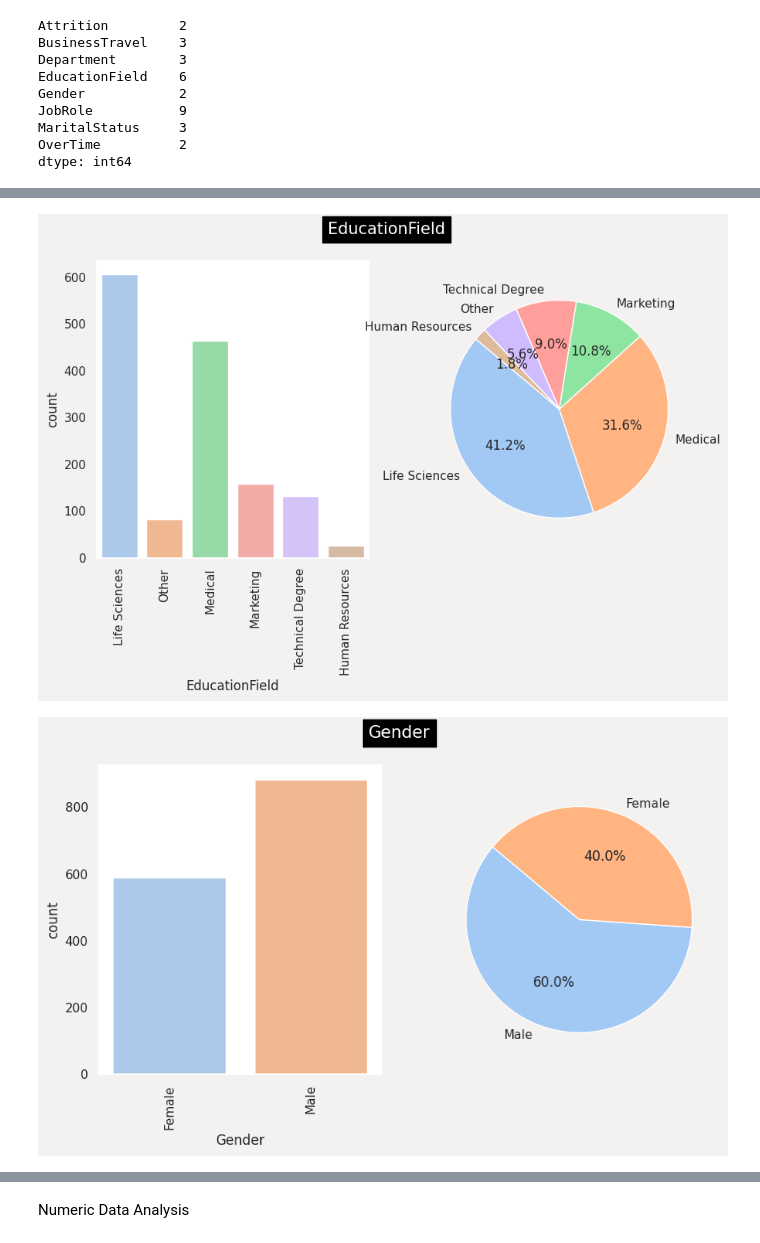
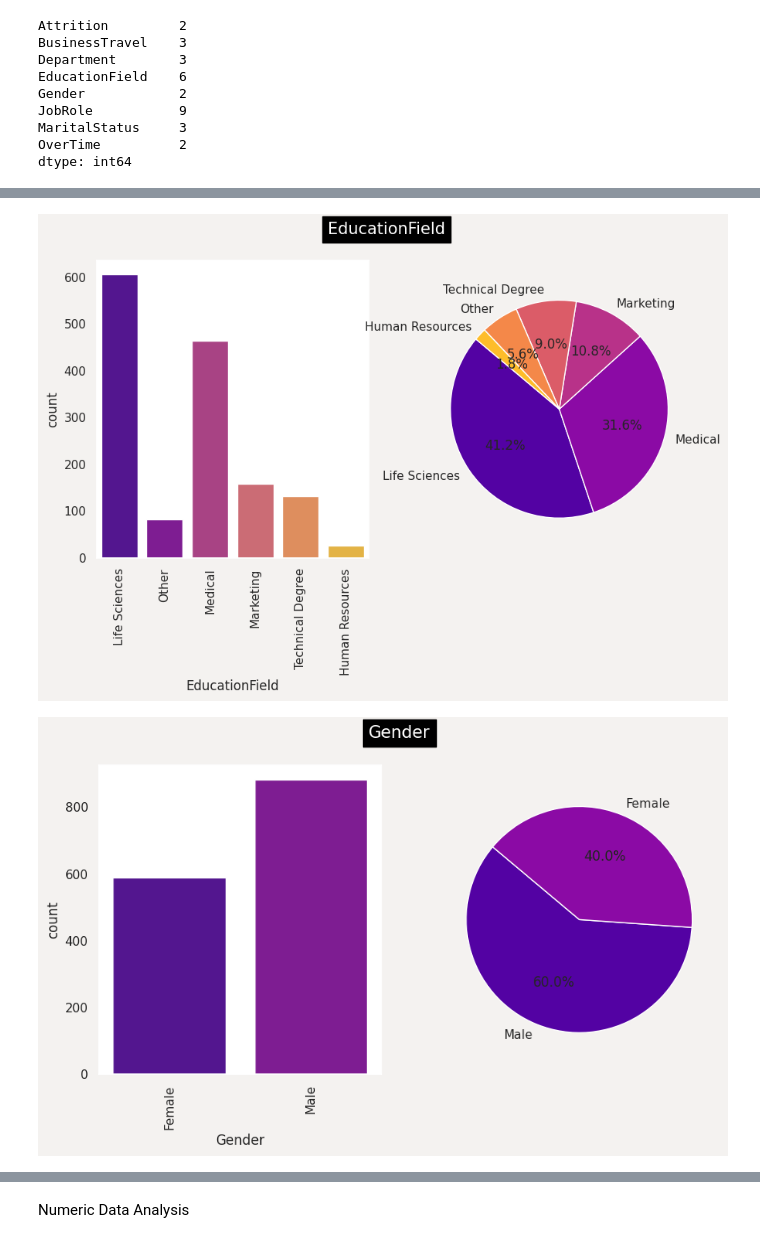
Before and after one commit to abdyraman/hr-deep-learning, a Jupyter notebook: deep_hr.ipynb, the cells around one changed output, grey strips where cells are left out. Drawn from its saved outputs; the diff is of its cells as text; code cells hidden in the pictures.

```diff
--- a/deep_hr.ipynb
+++ b/deep_hr.ipynb
@@ -129,7 +128,7 @@ import matplotlib.pyplot as plt
 # Assuming unique_counts_objects is a Series containing the number of unique values for each categorical variable
 
 sns.set(rc={"axes.facecolor": "white", "figure.facecolor": '#F4F2F0'})
-sns.set_palette("pastel")
+sns.set_palette("plasma")
 
 # Loop through each categorical variable and create countplot and pie chart
 for col in unique_counts_objects.index:
@@ -155,2 +154,2 @@ for col in unique_counts_objects.index:
-[figure, old version]
+[figure, new version]
-[figure, old version]
+[figure, new version]
```
Also changed, not shown: parts of 20 cells of this notebook.
